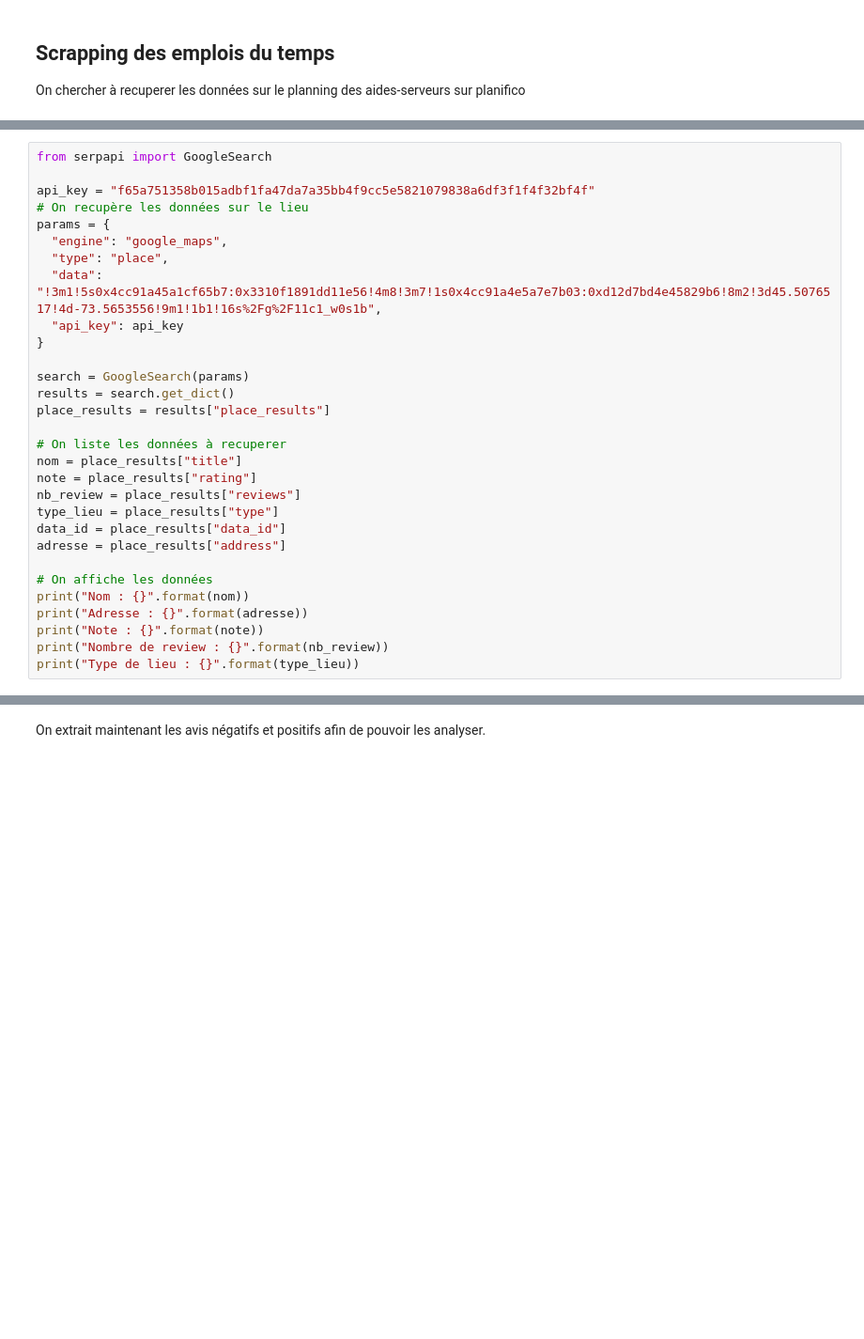
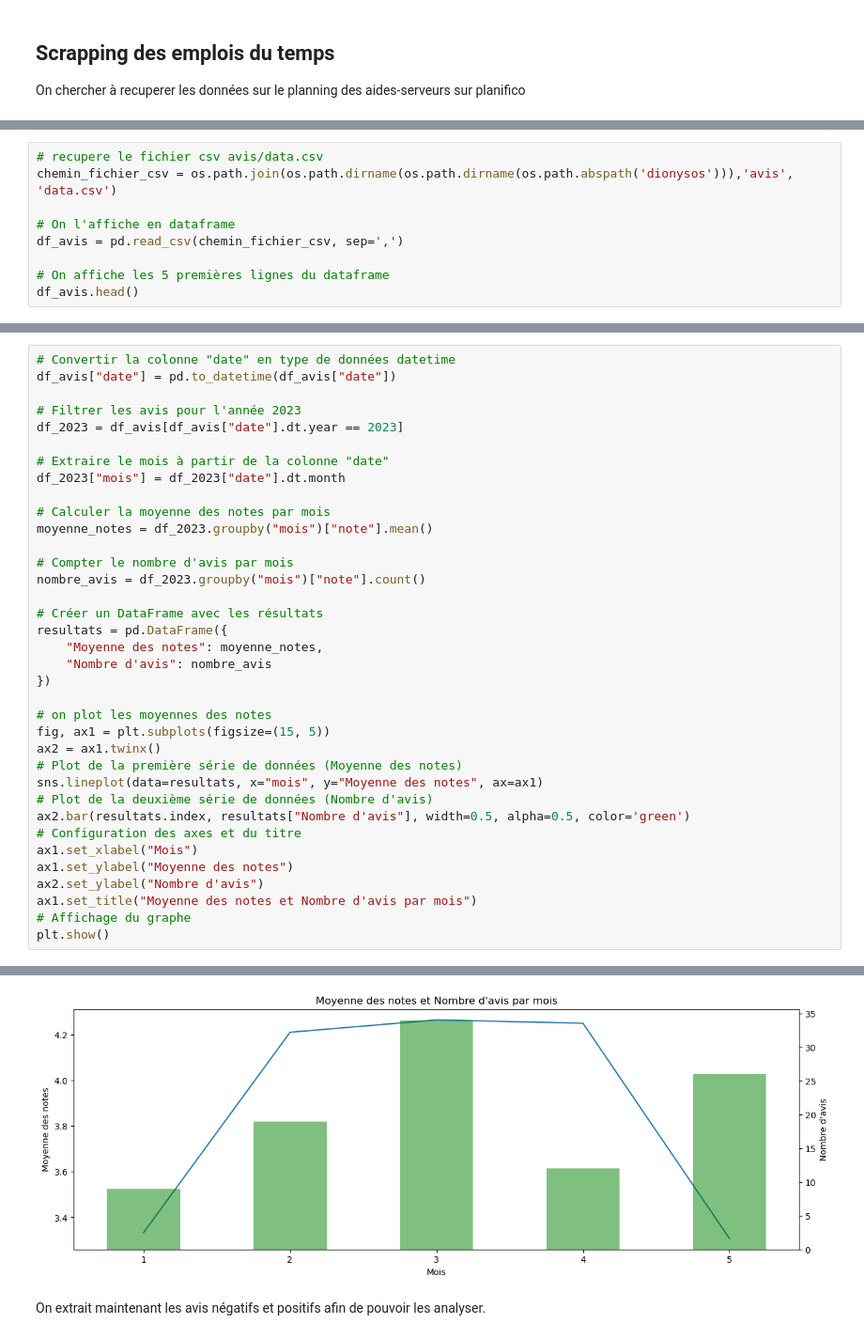
Before and after one commit to Last-Autumn-Leaf/dionysos, a Jupyter notebook: notebooks/pre_processing.ipynb, the cells around one changed output, grey strips where cells are left out. Shown at 94% size. Cells and saved outputs as stored; diff of their text form; blank space fills up the shorter version.

```diff
--- a/notebooks/pre_processing.ipynb
+++ b/notebooks/pre_processing.ipynb
@@ -256,0 +262,9 @@ On cherche à récupérer les avis des clients sur le restaurant afin de pouvoir
+# %%
+# recupere le fichier csv avis/data.csv
+chemin_fichier_csv = os.path.join(os.path.dirname(os.path.dirname(os.path.abspath('dionysos'))),'avis', 'data.csv')
+
+# On l'affiche en dataframe
+df_avis = pd.read_csv(chemin_fichier_csv, sep=',')
+
+# On affiche les 5 premières lignes du dataframe
+df_avis.head()
@@ -257,31 +280,37 @@ On cherche à récupérer les avis des clients sur le restaurant afin de pouvoir
 # %%
-from serpapi import GoogleSearch
+# Convertir la colonne "date" en type de données datetime
+df_avis["date"] = pd.to_datetime(df_avis["date"])
 
-api_key = "f65a751358b015adbf1fa47da7a35bb4f9cc5e5821079838a6df3f1f4f32bf4f"
-# On recupère les données sur le lieu
-params = {
-  "engine": "google_maps",
-  "type": "place",
-  "data": "!3m1!5s0x4cc91a45a1cf65b7:0x3310f1891dd11e56!4m8!3m7!1s0x4cc91a4e5a7e7b03:0xd12d7bd4e45829b6!8m2!3d45.5076517!4d-73.5653556!9m1!1b1!16s%2Fg%2F11c1_w0s1b",
-  "api_key": api_key
-}
+# Filtrer les avis pour l'année 2023
+df_2023 = df_avis[df_avis["date"].dt.year == 2023]
 
-search = GoogleSearch(params)
-results = search.get_dict()
-place_results = results["place_results"]
+# Extraire le mois à partir de la colonne "date"
+df_2023["mois"] = df_2023["date"].dt.month
 
-# On liste les données à recuperer
-nom = place_results["title"]
-note = place_results["rating"]
-nb_review = place_results["reviews"]
-type_lieu = place_results["type"]
-data_id = place_results["data_id"]
-adresse = place_results["address"]
+# Calculer la moyenne des notes par mois
+moyenne_notes = df_2023.groupby("mois")["note"].mean()
 
-# On affiche les données
-print("Nom : {}".format(nom))
-print("Adresse : {}".format(adresse))
-print("Note : {}".format(note))
-print("Nombre de review : {}".format(nb_review))
-print("Type de lieu : {}".format(type_lieu))
+# Compter le nombre d'avis par mois
+nombre_avis = df_2023.groupby("mois")["note"].count()
+
+# Créer un DataFrame avec les résultats
+resultats = pd.DataFrame({
+    "Moyenne des notes": moyenne_notes,
+    "Nombre d'avis": nombre_avis
+})
+
+# on plot les moyennes des notes
+fig, ax1 = plt.subplots(figsize=(15, 5))
+ax2 = ax1.twinx()
+# Plot de la première série de données (Moyenne des notes)
+sns.lineplot(data=resultats, x="mois", y="Moyenne des notes", ax=ax1)
+# Plot de la deuxième série de données (Nombre d'avis)
+ax2.bar(resultats.index, resultats["Nombre d'avis"], width=0.5, alpha=0.5, color='green')
+# Configuration des axes et du titre
+ax1.set_xlabel("Mois")
+ax1.set_ylabel("Moyenne des notes")
+ax2.set_ylabel("Nombre d'avis")
+ax1.set_title("Moyenne des notes et Nombre d'avis par mois")
+# Affichage du graphe
+plt.show()
 # %% [output]
@@ -293,2 +322,3 @@ Type de lieu : ['Sports bar', 'Brewery', 'Restaurant']
+[figure, added]
 # %% [markdown]
 On extrait maintenant les avis négatifs et positifs afin de pouvoir les analyser.
```
Also changed, not shown: parts of 8 cells of this notebook, 5 other files.
